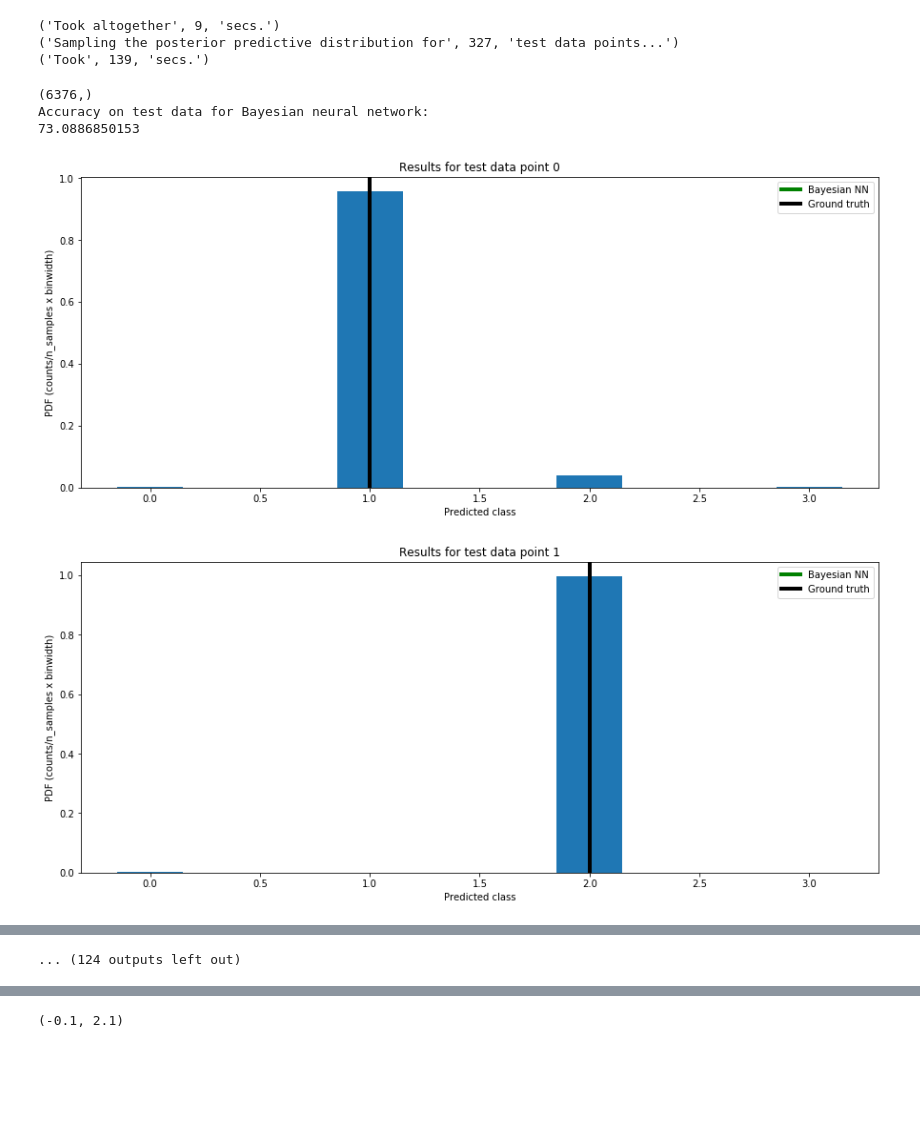
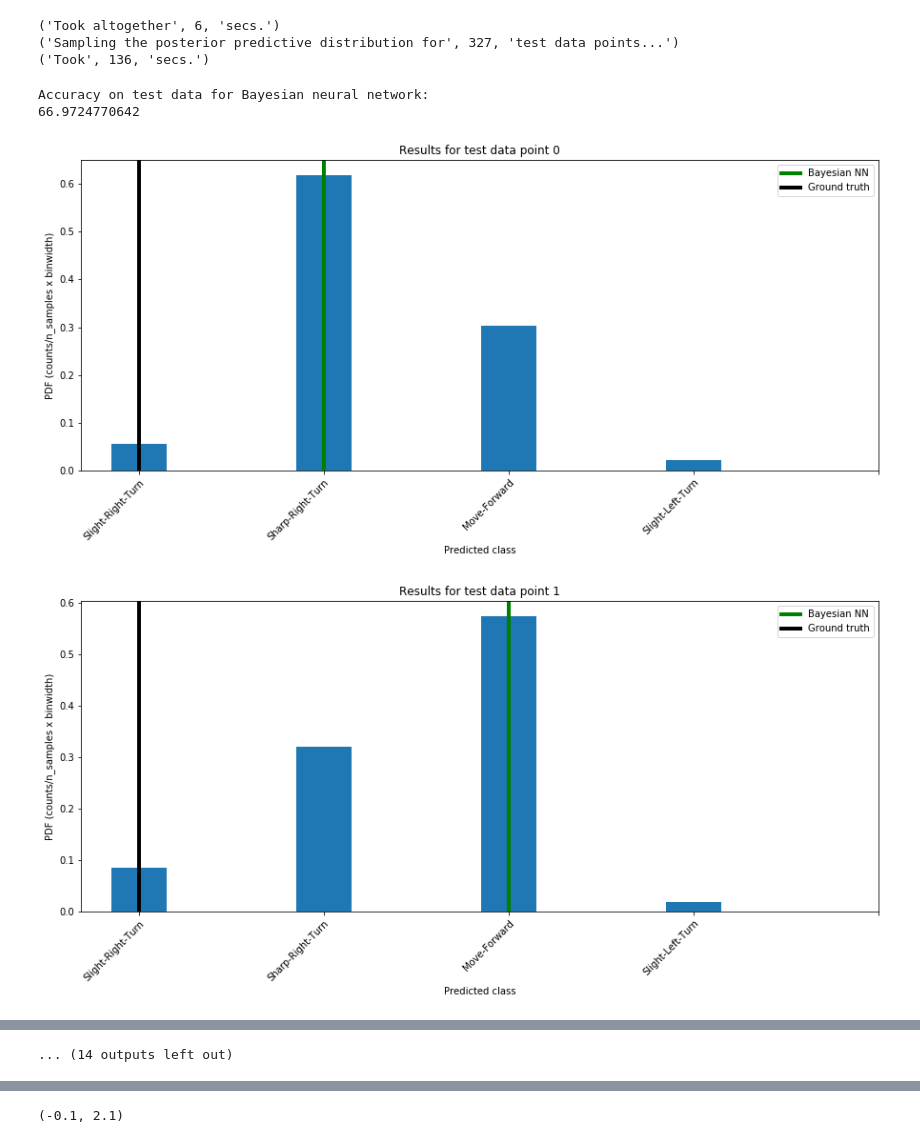
Before and after one commit to ichalkiad/model_compression_bnn, a Jupyter notebook: src/VisualiseBayesianTraining.ipynb, the cells around one changed output, grey strips where cells are left out. Saved outputs shown, nothing was run; the diff lists cells and outputs as text; code cells hidden in the pictures; blank space fills up the shorter version.

Commit message:
Add navigation directions as labels to histograms and violin plots

```diff
--- a/src/VisualiseBayesianTraining.ipynb
+++ b/src/VisualiseBayesianTraining.ipynb
@@ -16,9 +16,9 @@ from matplotlib import pyplot as plt
 # %%
 #Load test data and necessary data for prediction inspection
 
-with open('/home/yannis/Desktop/compress_bnn/src/runs_icha_n/2018-03-23 14:52:47_point_PDF.pt','rb') as f:
+with open('/home/yannis/Desktop/runs_icha_n24/2018-03-27 15:05:46_point_PDF.pt','rb') as f:
          probs = torch.load(f)
-with open('../data/Wall/test_data_2sensors_1hot_scaled_30pc.pt','rb') as f:
+with open('../data/Wall/test_data_24sensors_1hot_scaled_30pc.pt','rb') as f:
       test_ = torch.load(f)
 
 
@@ -29,7 +29,7 @@ N = len(test_data)
 #Inspect posterior predictive distribution
 
 y_post = []
-n_samples = 10000
+n_samples = 5000
 
 
 t0 = time.time()
@@ -53,9 +53,9 @@ with tf.Session().as_default():
 #print(posteriorsamples)
 print("Took", np.int(time.time() - t0), "secs.")
 # %% [output]
-('Took altogether', 9, 'secs.')
+('Took altogether', 6, 'secs.')
 ('Sampling the posterior predictive distribution for', 327, 'test data points...')
-('Took', 139, 'secs.')
+('Took', 136, 'secs.')
 # %%
 #Inspect prediction statistics
 
@@ -81,29 +81,32 @@ results['Bayesian_prediction_high'] = predictions_high
 
 #Results contain the accuracy of the predictions on the test data points
 print("Accuracy on test data for Bayesian neural network:")
-print(len(np.where(results['Bayesian_prediction']==np.argmax(test_data[:,2:6],axis=1))[0])/float(len(test_data[:,2]))*100)
+print(len(np.where(results['Bayesian_prediction']==np.argmax(test_data[:,24:28],axis=1))[0])/float(len(test_data[:,2]))*100)
 #results
 # %% [output]
-(6376,)
 Accuracy on test data for Bayesian neural network:
-73.0886850153
+66.9724770642
 # %%
 #Visualise one (random) prediction and associated uncertainty
-
+names = ['Slight-Right-Turn','Sharp-Right-Turn','Move-Forward','Slight-Left-Turn']
+bins=[0,1,2,3,4]
 #test_sample_number = np.random.choice(range(len(test_data)))
 for i in xrange(len(test_data)):
-    plt.figure(figsize=(15,6))
+    fig = plt.figure(figsize=(15,6))
+    ax = fig.add_subplot(111)
     test_sample_number = i
 
-    _, _, histogram = plt.hist(posteriorsamples[test_sample_number].values, bins=[0,1,2,3,4], density=True, align='left',rwidth=0.3)
+    _, _, histogram = plt.hist(posteriorsamples[test_sample_number].values, bins=bins, density=True, align='left',rwidth=0.3)
     plt.xlabel("Predicted class")
     plt.ylabel("PDF (counts/n_samples x binwidth)")
     plt.axvline(results.loc[test_sample_number, 'Bayesian_prediction'], color='g', linewidth=4, label="Bayesian NN")
     plt.axvline(np.argmax(test_data[test_sample_number,2:6]), color='k', linewidth=4, label="Ground truth")
     plt.legend()
     plt.title("Results for test data point " + str(test_sample_number))
+    ax.set_xticks(bins)
+    ax.set_xticklabels(names,rotation=45, rotation_mode="anchor", ha="right")
     plt.show()
     time.sleep(0.5)
 # %% [output]
-[figure, old version]
+[figure, new version]
-[figure, old version]
+[figure, new version]
@@ -120,4 +123,4 @@ for i in xrange(len(test_data)):
-... (124 outputs left out)
+... (14 outputs left out)
 # %%
 for i in xrange(len(test_data)):
     fig = plt.figure(1, figsize=(15, 5))
```
Also changed, not shown: parts of 2 cells of this notebook.
